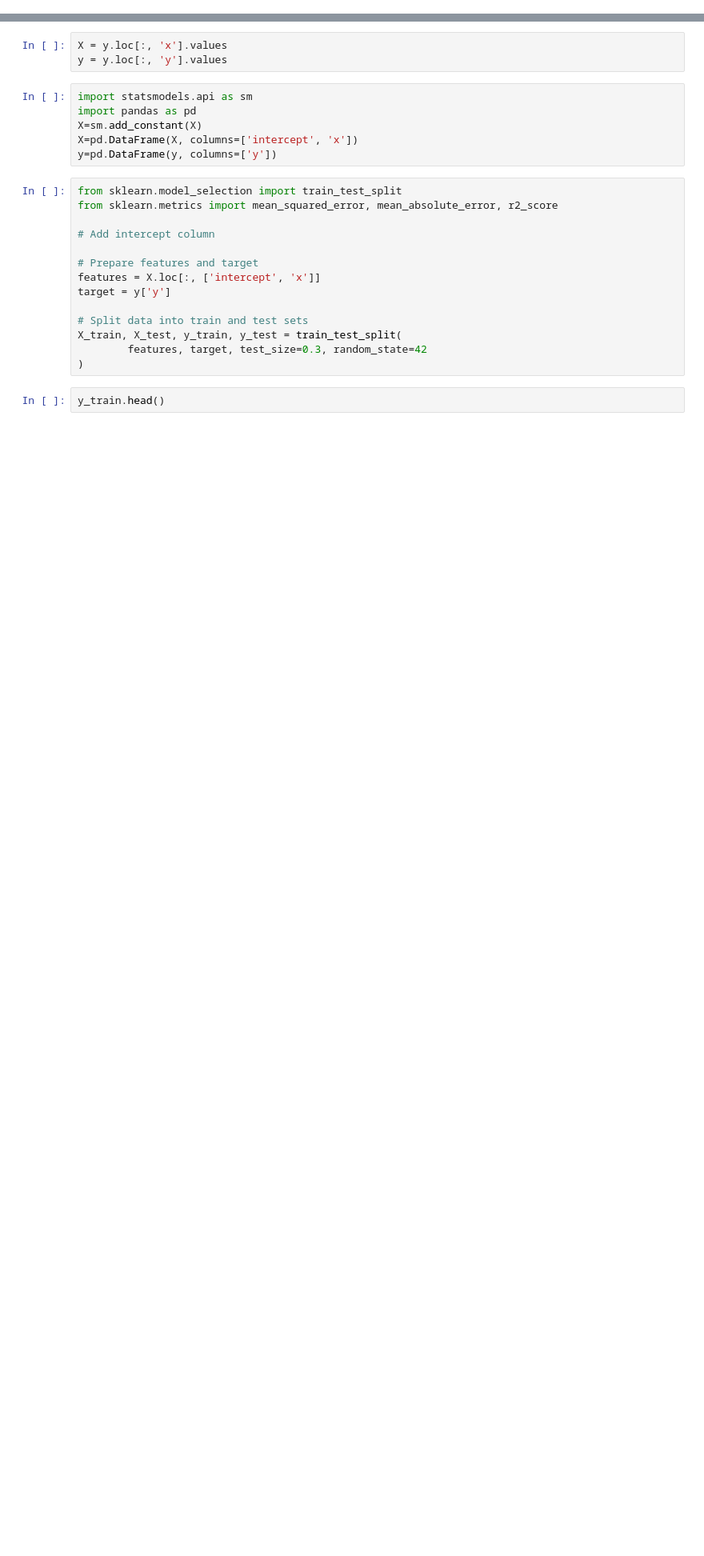
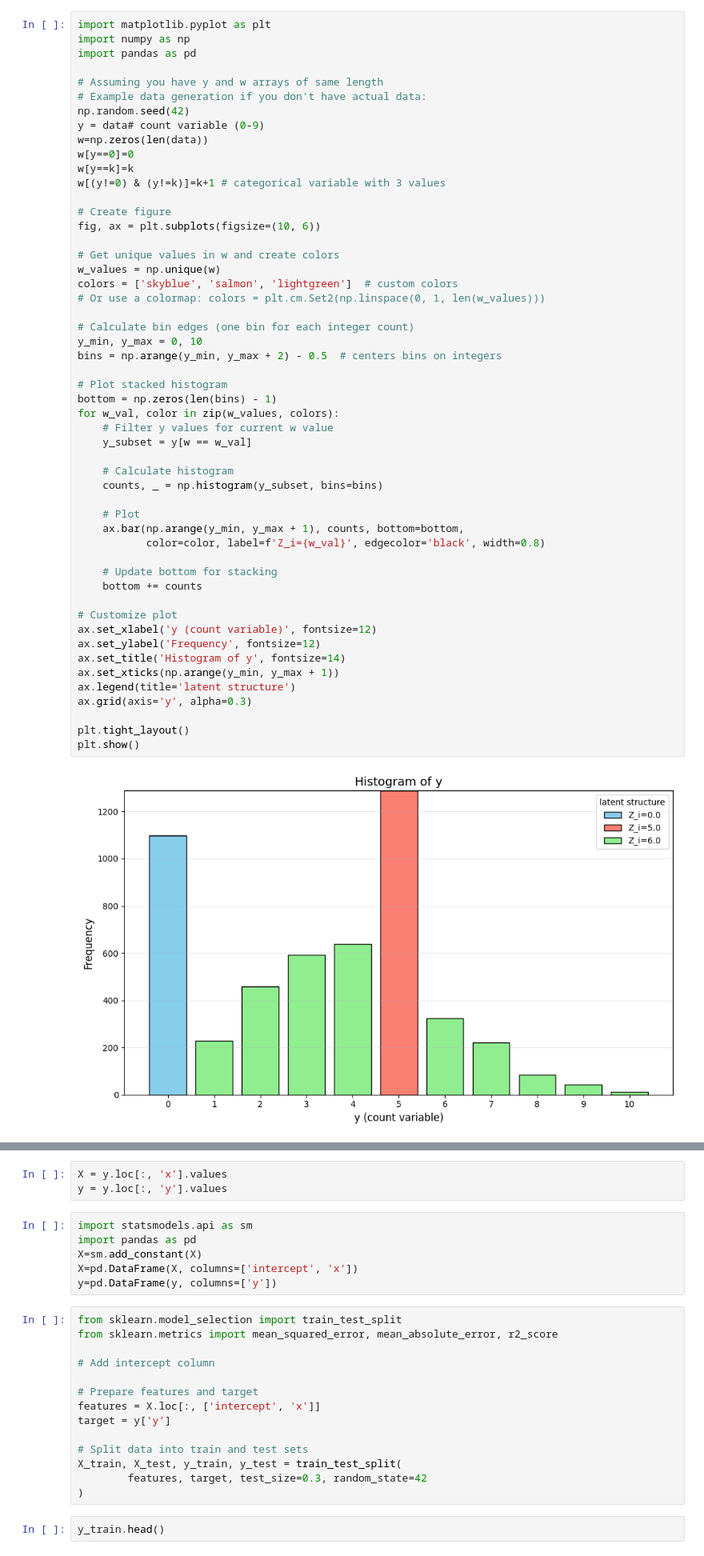
Before and after one commit to JPasindu/ResearchProjectMain, a Jupyter notebook: Final Simulation/simulation_01.ipynb, the cells around one changed output, grey strips where cells are left out. Shown at 80% size. Drawn from its saved outputs; the diff is of its cells as text; blank space fills up the shorter version.

```diff
--- a/Final Simulation/simulation_01.ipynb
+++ b/Final Simulation/simulation_01.ipynb
@@ -8,0 +123,54 @@ y = generate_hnb(n=n, k=k, beta0=-1, beta1=1, gamma0=-2, gamma1=0.3, alpha0=0.5,
+# %%
+import matplotlib.pyplot as plt
+import numpy as np
+import pandas as pd
+
+# Assuming you have y and w arrays of same length
+# Example data generation if you don't have actual data:
+np.random.seed(42)
+y = data# count variable (0-9)
+w=np.zeros(len(data))
+w[y==0]=0
+w[y==k]=k
+w[(y!=0) & (y!=k)]=k+1 # categorical variable with 3 values
+
+# Create figure
+fig, ax = plt.subplots(figsize=(10, 6))
+
+# Get unique values in w and create colors
+w_values = np.unique(w)
+colors = ['skyblue', 'salmon', 'lightgreen']  # custom colors
+# Or use a colormap: colors = plt.cm.Set2(np.linspace(0, 1, len(w_values)))
+
+# Calculate bin edges (one bin for each integer count)
+y_min, y_max = 0, 10
+bins = np.arange(y_min, y_max + 2) - 0.5  # centers bins on integers
+
+# Plot stacked histogram
+bottom = np.zeros(len(bins) - 1)
+for w_val, color in zip(w_values, colors):
+    # Filter y values for current w value
+    y_subset = y[w == w_val]
+
+    # Calculate histogram
+    counts, _ = np.histogram(y_subset, bins=bins)
+
+    # Plot
+    ax.bar(np.arange(y_min, y_max + 1), counts, bottom=bottom,
+           color=color, label=f'Z_i={w_val}', edgecolor='black', width=0.8)
+
+    # Update bottom for stacking
+    bottom += counts
+
+# Customize plot
+ax.set_xlabel('y (count variable)', fontsize=12)
+ax.set_ylabel('Frequency', fontsize=12)
+ax.set_title('Histogram of y', fontsize=14)
+ax.set_xticks(np.arange(y_min, y_max + 1))
+ax.legend(title='latent structure')
+ax.grid(axis='y', alpha=0.3)
+
+plt.tight_layout()
+plt.show()
+# %% [output]
+[figure, added]
```
Also changed, not shown: parts of 16 cells of this notebook, 30 other files.
